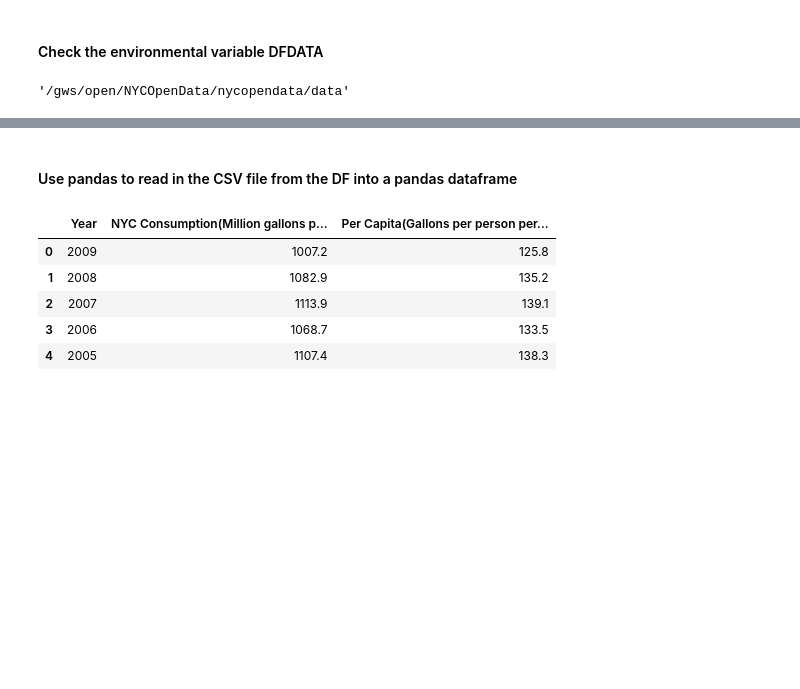
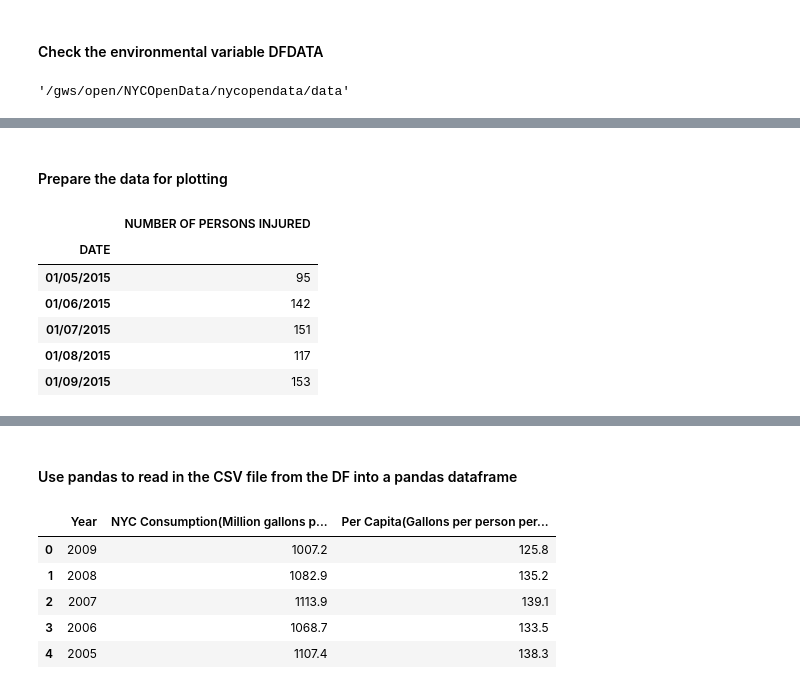
Before and after one commit to sebscho/PUI2017_lz1714, a Jupyter notebook: HW2_lz1714/HW2_Extra_lz1714.ipynb, the cells around one changed output, grey strips where cells are left out. Saved outputs shown, nothing was run; the diff lists cells and outputs as text; code cells hidden in the pictures; blank space fills up the shorter version.

```diff
--- a/HW2_lz1714/HW2_Extra_lz1714.ipynb
+++ b/HW2_lz1714/HW2_Extra_lz1714.ipynb
@@ -18,0 +68,15 @@ os.getenv("DFDATA")
+# %% [markdown]
+#### Prepare the data for plotting
+# %%
+df = df.sort_values(by='DATE')
+# count the sum of collisions happened in the same day
+dfsum = df.groupby(['DATE'], sort=True).sum()
+dfsum.head()
+# %% [output]
+|  | NUMBER OF PERSONS INJURED |
+| DATE |  |
+| 01/05/2015 | 95 |
+| 01/06/2015 | 142 |
+| 01/07/2015 | 151 |
+| 01/08/2015 | 117 |
+| 01/09/2015 | 153 |
```
Also changed, not shown: parts of 10 cells of this notebook.
